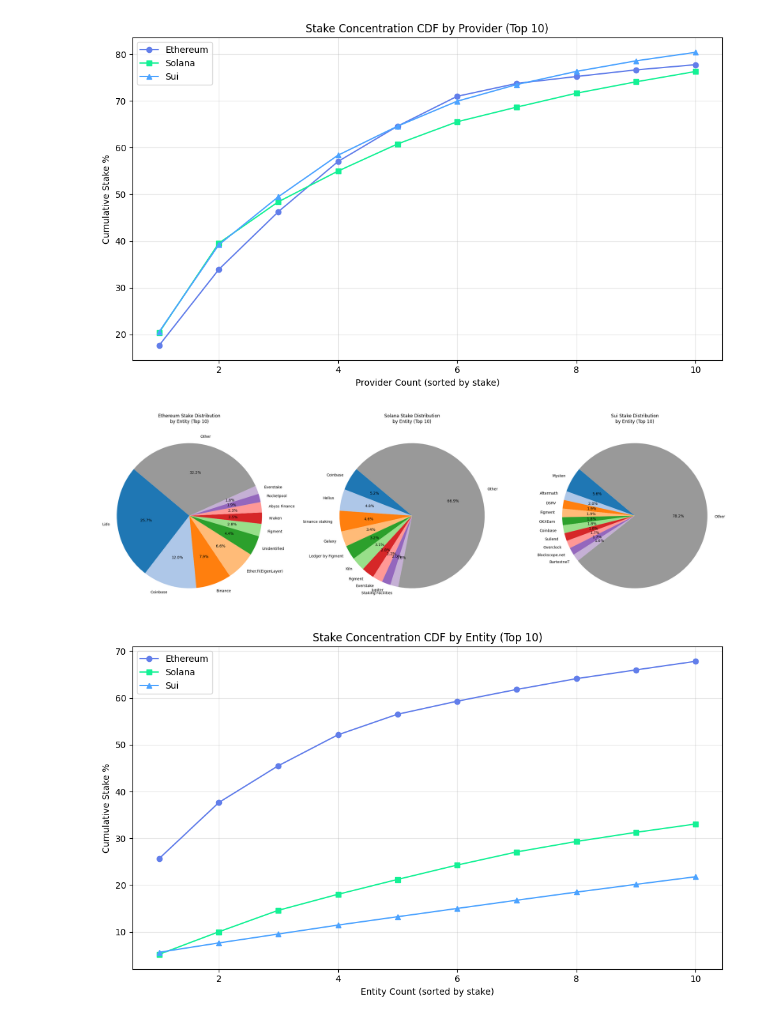
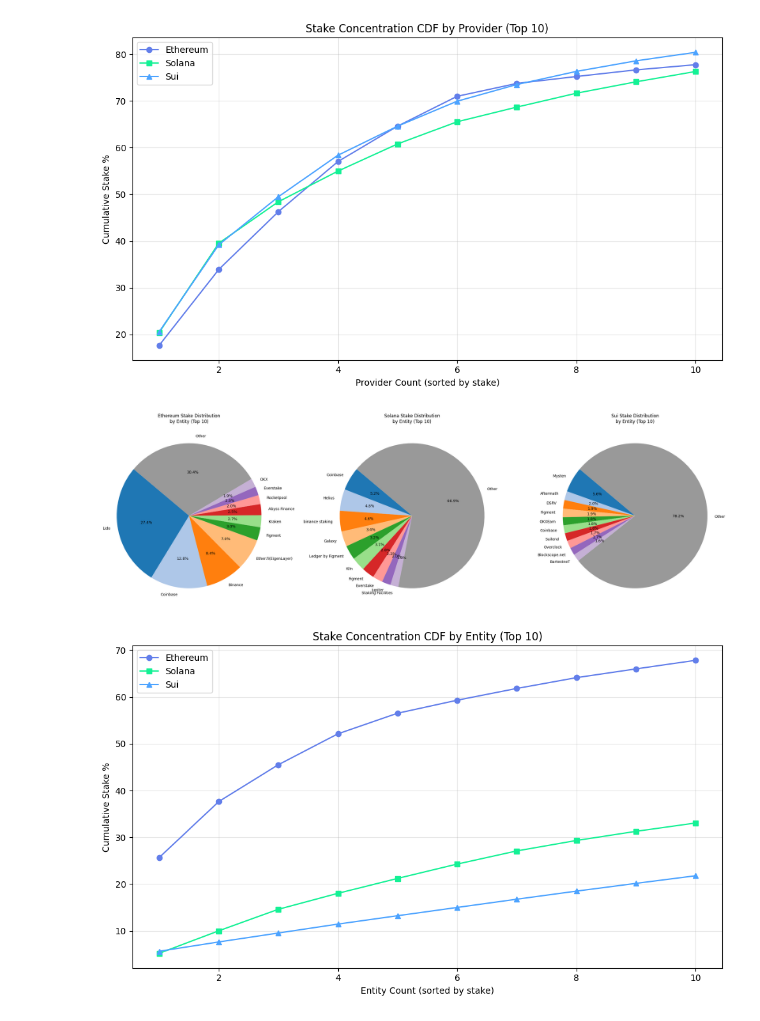
Before and after one commit to Firstset/decentralization-analysis, a Jupyter notebook: notebooks/01_data_exploration.ipynb, the cells around one changed output. Cells and saved outputs as stored; diff of their text form; code cells hidden in the pictures.

```diff
--- a/notebooks/01_data_exploration.ipynb
+++ b/notebooks/01_data_exploration.ipynb
@@ -841,6 +841,19 @@ plt.subplot(1, 3, 1)
 if 'eth_entities_df' in locals() and not eth_entities_df.empty:
     # Group by entity name and sum the validators (each validator = 32 ETH)
     entity_stake = eth_entities_df.groupby('name')['eth_deposited'].sum()
+
+    # Calculate total stake including Unidentified for percentage calculation
+    total_stake = entity_stake.sum()
+
+    # Remove Unidentified from the data before sorting
+    if 'Unidentified' in entity_stake:
+        entity_stake = entity_stake[entity_stake.index != 'Unidentified']
+    # Remove Solo stakers from the data before sorting
+    if 'Solo Stakers' in entity_stake:
+        entity_stake = entity_stake[entity_stake.index != 'Solo Stakers']
+
+
+    # Sort and take top 10
     entity_stake_sorted = entity_stake.sort_values(ascending=False)
     top_n = 10
     top_entities = entity_stake_sorted[:top_n]
@@ -848,6 +861,9 @@ if 'eth_entities_df' in locals() and not eth_entities_df.empty:
     pie_data = top_entities.copy()
     if other > 0:
         pie_data['Other'] = other
+
+    # Calculate percentages based on total stake (including Unidentified)
+    pie_data = (pie_data / total_stake) * 100
 
     pie_data.plot.pie(autopct='%1.1f%%', startangle=140, label='', colors=pie_colors(n_main=10))
     plt.title('Ethereum Stake Distribution\nby Entity (Top 10)')
@@ -869,34 +885,34 @@ if 'solana_validators_df' in locals() and not solana_validators_df.empty:
     if other > 0:
         pie_data['Other'] = other
 
     pie_data.plot.pie(autopct='%1.1f%%', startangle=140, label='', colors=pie_colors(n_main=10))
     plt.title('Solana Stake Distribution\nby Entity (Top 10)')
     plt.ylabel('')
 else:
     plt.text(0.5, 0.5, '⚠️ No Solana data available', ha='center', va='center')
 
 # Sui
 plt.subplot(1, 3, 3)
 if 'sui_validators_df' in locals() and not sui_validators_df.empty:
     # Group by name and sum the stake
     entity_stake = sui_validators_df.groupby('name')['stakingPoolSuiBalance'].sum()
     entity_stake_sorted = entity_stake.sort_values(ascending=False)
     top_n = 10
     top_entities = entity_stake_sorted[:top_n]
     other = entity_stake_sorted[top_n:].sum()
     pie_data = top_entities.copy()
     if other > 0:
         pie_data['Other'] = other
 
     pie_data.plot.pie(autopct='%1.1f%%', startangle=140, label='', colors=pie_colors(n_main=10))
     plt.title('Sui Stake Distribution\nby Entity (Top 10)')
     plt.ylabel('')
 else:
     plt.text(0.5, 0.5, '⚠️ No Sui data available', ha='center', va='center')
 
 plt.tight_layout()
 # %% [output]
-[figure, old version]
+[figure, new version]
 # %%
 import matplotlib.pyplot as plt
 import numpy as np
```
